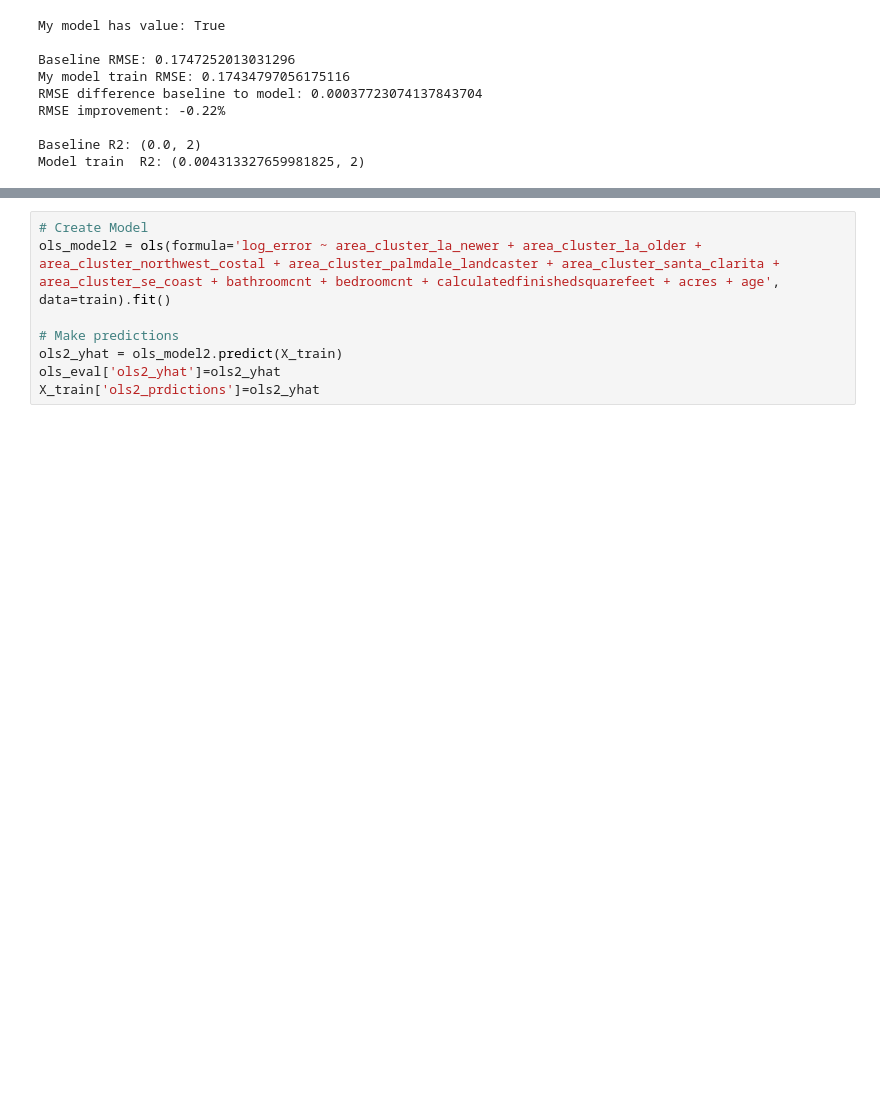
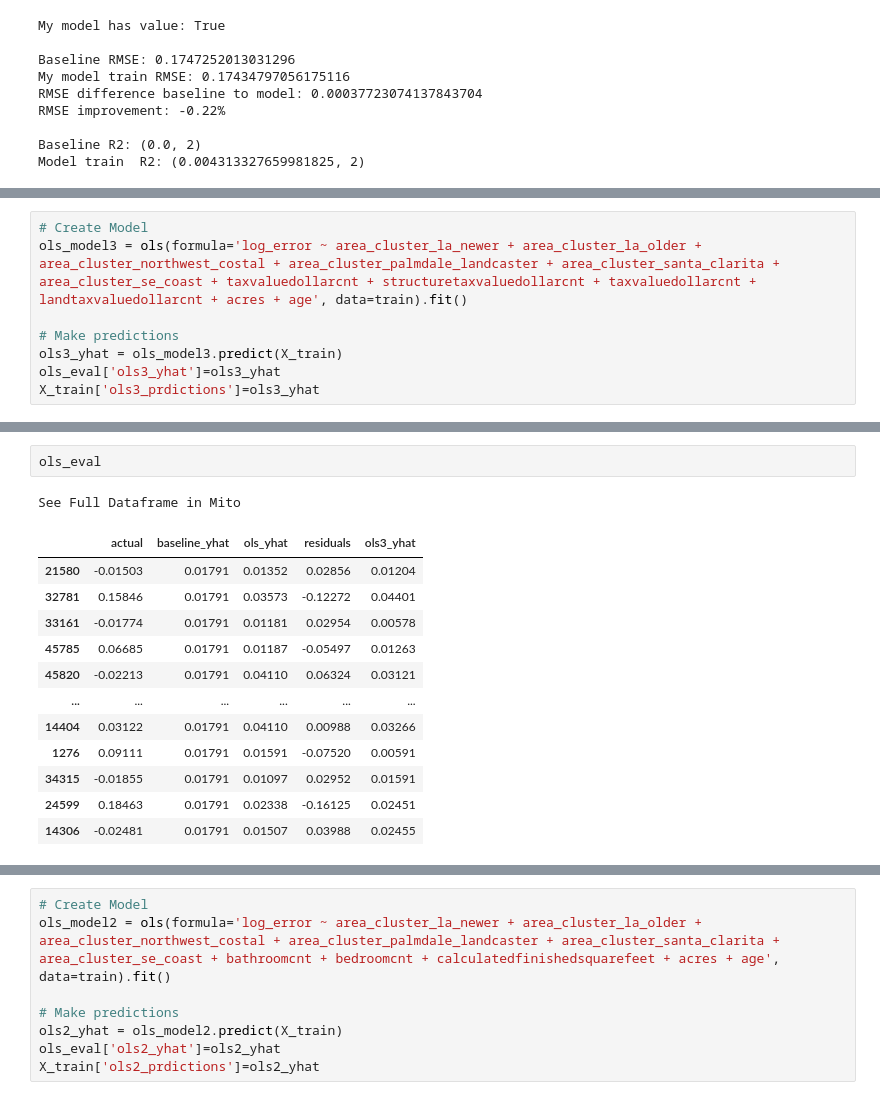
Before and after one commit to Zillow-Project-JG-DN/clustering-project-jgdn, a Jupyter notebook: jg_model.ipynb, the cells around one changed output, grey strips where cells are left out. Drawn from its saved outputs; the diff is of its cells as text; blank space fills up the shorter version.

Commit message:
update models

```diff
--- a/jg_model.ipynb
+++ b/jg_model.ipynb
@@ -292 +273,9 @@ mvp_prdictions                          float64
 dtype: object
+# %%
+# Create Model
+ols_model3 = ols(formula='log_error ~ area_cluster_la_newer + area_cluster_la_older + area_cluster_northwest_costal + area_cluster_palmdale_landcaster + area_cluster_santa_clarita + area_cluster_se_coast + taxvaluedollarcnt + structuretaxvaluedollarcnt + taxvaluedollarcnt + landtaxvaluedollarcnt + acres + age', data=train).fit()
+
+# Make predictions
+ols3_yhat = ols_model3.predict(X_train)
+ols_eval['ols3_yhat']=ols3_yhat
+X_train['ols3_prdictions']=ols3_yhat
@@ -292,0 +302,16 @@ dtype: object
+# %%
+ols_eval
+# %% [output]
+See Full Dataframe in Mito
+|  | actual | baseline_yhat | ols_yhat | residuals | ols3_yhat |
+| 21580 | -0.01503 | 0.01791 | 0.01352 | 0.02856 | 0.01204 |
+| 32781 | 0.15846 | 0.01791 | 0.03573 | -0.12272 | 0.04401 |
+| 33161 | -0.01774 | 0.01791 | 0.01181 | 0.02954 | 0.00578 |
+| 45785 | 0.06685 | 0.01791 | 0.01187 | -0.05497 | 0.01263 |
+| 45820 | -0.02213 | 0.01791 | 0.04110 | 0.06324 | 0.03121 |
+| ... | ... | ... | ... | ... | ... |
+| 14404 | 0.03122 | 0.01791 | 0.04110 | 0.00988 | 0.03266 |
+| 1276 | 0.09111 | 0.01791 | 0.01591 | -0.07520 | 0.00591 |
+| 34315 | -0.01855 | 0.01791 | 0.01097 | 0.02952 | 0.01591 |
+| 24599 | 0.18463 | 0.01791 | 0.02338 | -0.16125 | 0.02451 |
+| 14306 | -0.02481 | 0.01791 | 0.01507 | 0.03988 | 0.02455 |
```
Also changed, not shown: parts of 14 cells of this notebook, 1 other file.
